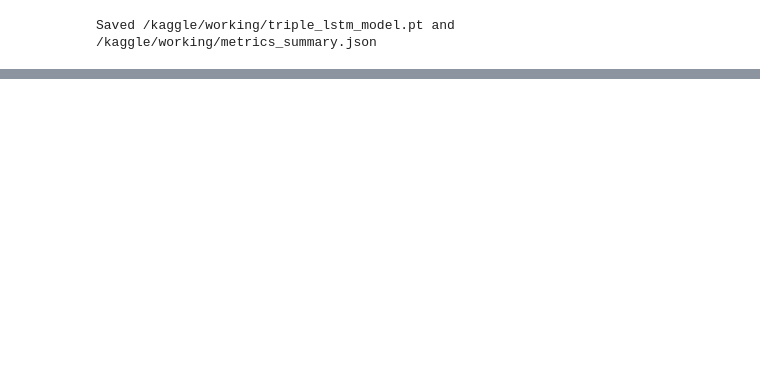
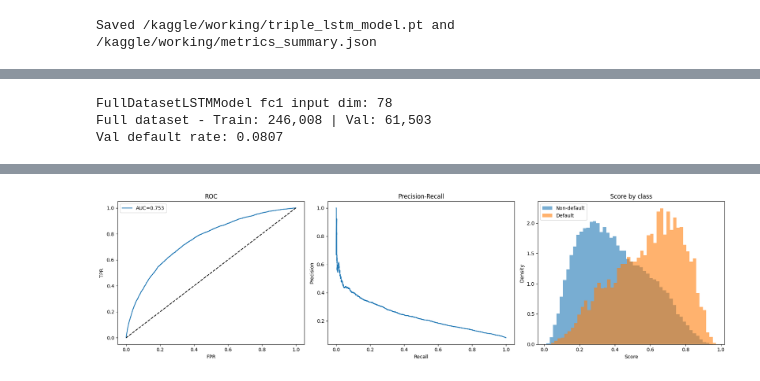
Before and after one commit to leemingloon/ocr-agentic-rag, a Jupyter notebook: notebooks/00_pd_homecredit_lstm_kaggle.ipynb, the cells around one changed output, grey strips where cells are left out. Cells and saved outputs as stored; diff of their text form; code cells hidden in the pictures; blank space fills up the shorter version.

```diff
--- a/notebooks/00_pd_homecredit_lstm_kaggle.ipynb
+++ b/notebooks/00_pd_homecredit_lstm_kaggle.ipynb
@@ -489,0 +1858,64 @@ The triple-stream LSTM demonstrates for production credit risk: (1) sequential m
+# %%
+#  Full Population: FullDatasetLSTMModel
+# Subclass of TripleLSTMModel with static_dim=14 (13 original + has_seq_flag bureau-presence indicator).
+# fc1 input: 32 + 16 + 16 + 14 = 78. forward() is inherited unchanged.
+
+class FullDatasetLSTMModel(TripleLSTMModel):
+    """TripleLSTMModel with static_dim=14 for full-307K dataset (has_seq_flag added)."""
+    def __init__(self):
+        super().__init__(static_dim=14)
+        # fc1 must be re-created: 32+16+16+14 = 78
+        self.fc1 = nn.Linear(32 + 16 + 16 + 14, 32)
+
+model_full = FullDatasetLSTMModel().to(DEVICE)
+print('FullDatasetLSTMModel fc1 input dim:', model_full.fc1.in_features)  # must be 78
+
+#  Full Population: Split and scale
+# split_and_scale() is defined in cell 013 - reused directly.
+# The function is agnostic to static_dim; the 14-column matrix passes through
+# identically to the 13-column version.
+
+(
+    ids_full_tr, ids_full_va,
+    X_inst_full_tr, X_inst_full_va,
+    X_bur_full_tr,  X_bur_full_va,
+    X_cc_full_tr,   X_cc_full_va,
+    X_static_full_tr, X_static_full_va,
+    y_full_tr, y_full_va,
+    scaler_full, medians_full
+) = split_and_scale(
+    ids_full, X_inst_full, X_bur_full, X_cc_full, X_static_raw_full, y_full
+)
+print(f'Full dataset - Train: {len(y_full_tr):,} | Val: {len(y_full_va):,}')
+print(f'Val default rate: {y_full_va.mean():.4f}')
+
+#  Full Population: DataLoaders
+# CreditDataset is defined in cell 015 - reused directly.
+
+full_train_ds = CreditDataset(X_inst_full_tr, X_bur_full_tr, X_cc_full_tr,
+                               X_static_full_tr, y_full_tr)
+full_val_ds   = CreditDataset(X_inst_full_va, X_bur_full_va, X_cc_full_va,
+                               X_static_full_va, y_full_va)
+
+num_workers_full = 0 if not IS_KAGGLE else 2
+full_train_loader = DataLoader(full_train_ds, batch_size=512,
+                                shuffle=True,  num_workers=num_workers_full)
+full_val_loader   = DataLoader(full_val_ds,   batch_size=512,
+                                shuffle=False, num_workers=num_workers_full)
+# %% [output]
+FullDatasetLSTMModel fc1 input dim: 78
+Full dataset - Train: 246,008 | Val: 61,503
+Val default rate: 0.0807
+# %%
+#  Full Population: Train and evaluate LSTM
+# train_model() is defined in cell 018. evaluate_model() is defined in cell 020.
+# Training and evaluation for the Full Population section.
+# run before evaluate_model is called. Both are combined here.
+
+model_full, history_full = train_model(
+    model_full, full_train_loader, full_val_loader, DEVICE, y_full_tr,
+    max_epochs=30, patience=5
+)
+
+metrics_full = evaluate_model(model_full, full_val_loader, DEVICE)
+# %% [output]
@@ -489,0 +1942 @@ The triple-stream LSTM demonstrates for production credit risk: (1) sequential m
+[figure, added]
```
Also changed, not shown: parts of 48 cells of this notebook, 18 other files.
